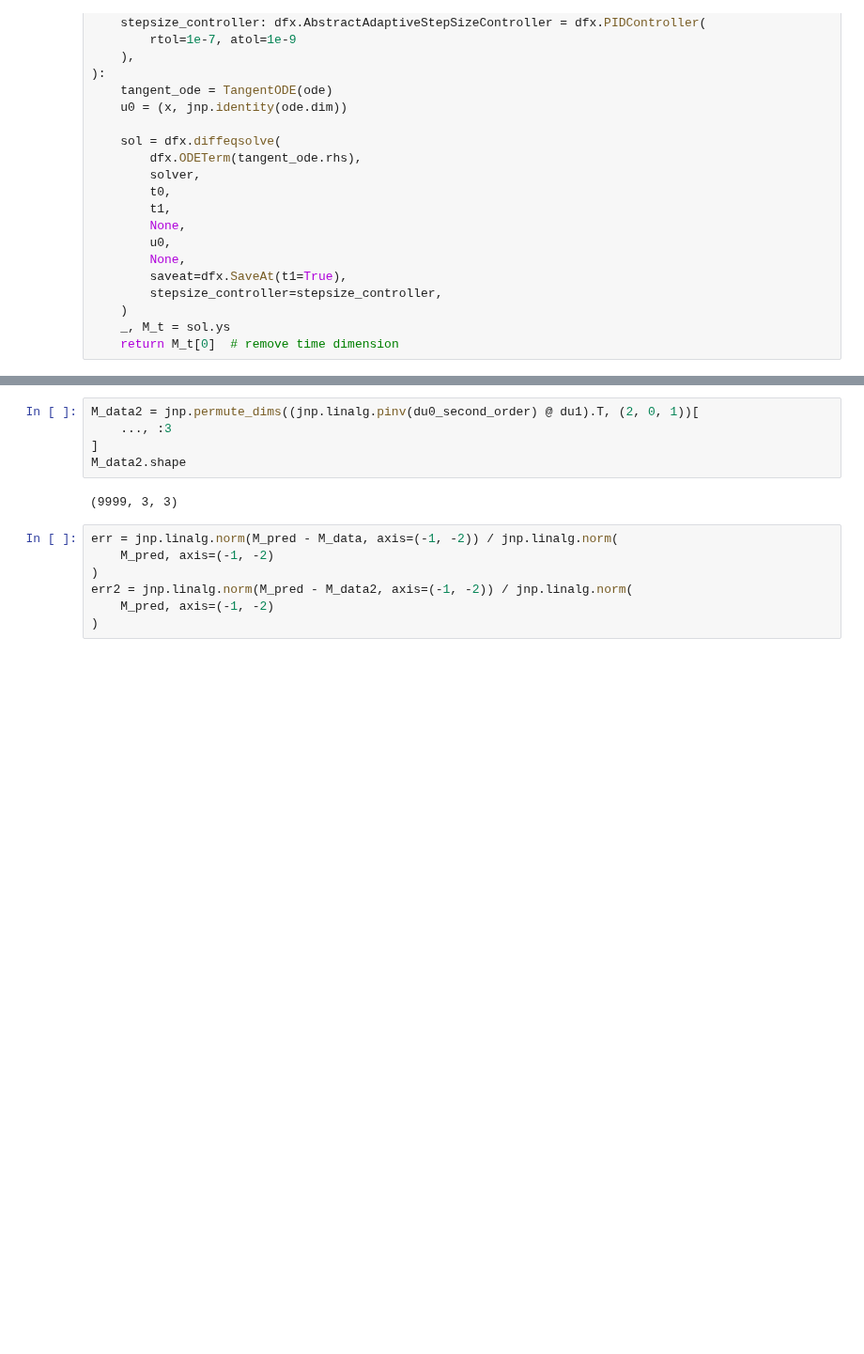
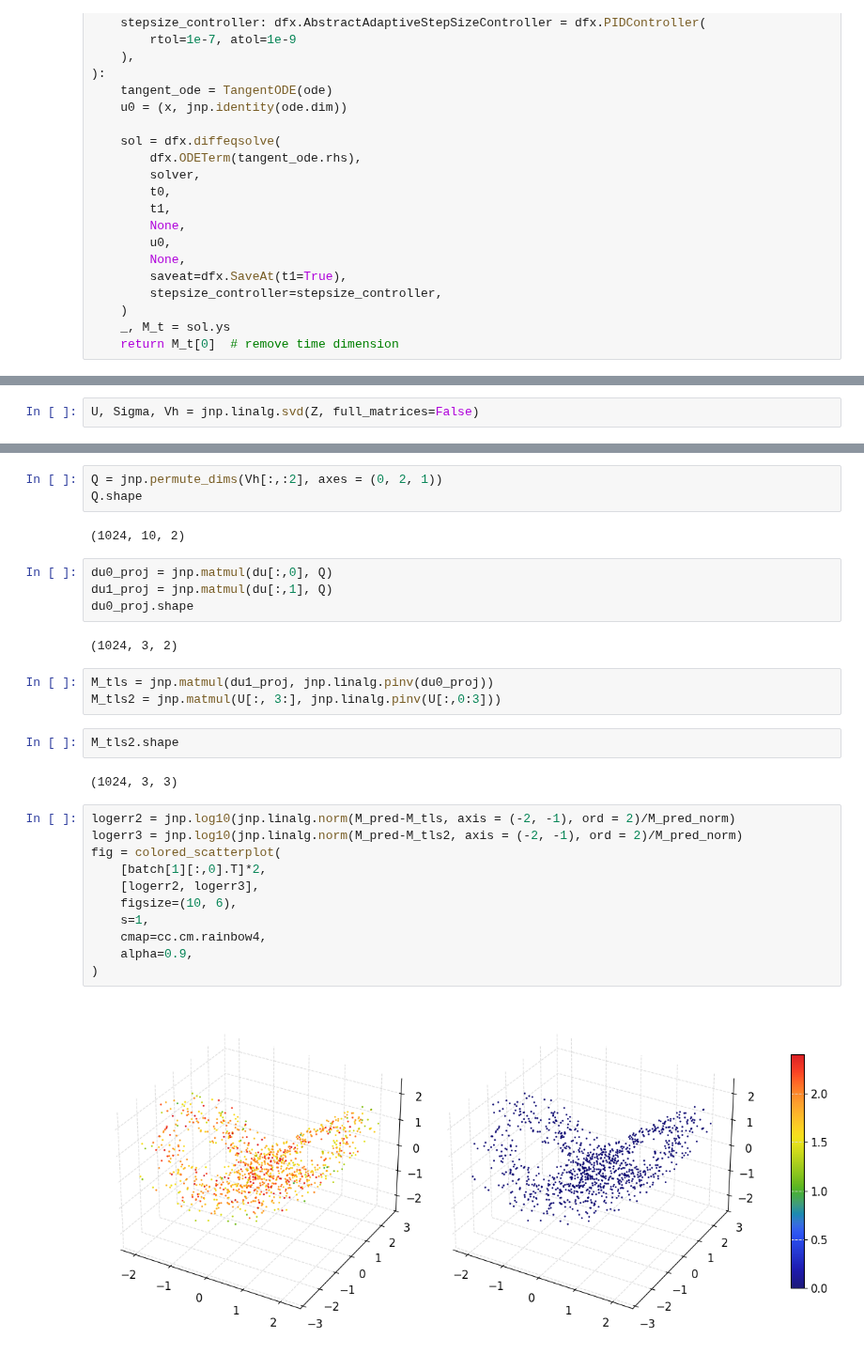
Before and after one commit to Jhko725/sandbox, a Jupyter notebook: notebooks/analysis/tangent_evolution.ipynb, the cells around one changed output, grey strips where cells are left out. Shown at 94% size. Saved outputs shown, nothing was run; the diff lists cells and outputs as text; blank space fills up the shorter version.

```diff
--- a/notebooks/analysis/tangent_evolution.ipynb
+++ b/notebooks/analysis/tangent_evolution.ipynb
@@ -564 +147,3 @@ _, _, du, _ = create_neighborhood_dataset(
+# %%
+U, Sigma, Vh = jnp.linalg.svd(Z, full_matrices=False)
 # %%
@@ -617,15 +162,32 @@ Array([ 1.15314194e-01,  1.57277650e-01, -4.86175360e-02,  1.32973634e-02,
 # %%
-M_data2 = jnp.permute_dims((jnp.linalg.pinv(du0_second_order) @ du1).T, (2, 0, 1))[
-    ..., :3
-]
-M_data2.shape
+Q = jnp.permute_dims(Vh[:,:2], axes = (0, 2, 1))
+Q.shape
 # %% [output]
-(9999, 3, 3)
+(1024, 10, 2)
-# %%
-err = jnp.linalg.norm(M_pred - M_data, axis=(-1, -2)) / jnp.linalg.norm(
-    M_pred, axis=(-1, -2)
-)
-err2 = jnp.linalg.norm(M_pred - M_data2, axis=(-1, -2)) / jnp.linalg.norm(
-    M_pred, axis=(-1, -2)
-)
+# %%
+du0_proj = jnp.matmul(du[:,0], Q)
+du1_proj = jnp.matmul(du[:,1], Q)
+du0_proj.shape
+# %% [output]
+(1024, 3, 2)
+# %%
+M_tls = jnp.matmul(du1_proj, jnp.linalg.pinv(du0_proj))
+M_tls2 = jnp.matmul(U[:, 3:], jnp.linalg.pinv(U[:,0:3]))
+# %%
+M_tls2.shape
+# %% [output]
+(1024, 3, 3)
+# %%
+logerr2 = jnp.log10(jnp.linalg.norm(M_pred-M_tls, axis = (-2, -1), ord = 2)/M_pred_norm)
+logerr3 = jnp.log10(jnp.linalg.norm(M_pred-M_tls2, axis = (-2, -1), ord = 2)/M_pred_norm)
+fig = colored_scatterplot(
+    [batch[1][:,0].T]*2,
+    [logerr2, logerr3],
+    figsize=(10, 6),
+    s=1,
+    cmap=cc.cm.rainbow4,
+    alpha=0.9,
+)
+# %% [output]
+[figure, added]
 # %%
```
Also changed, not shown: parts of 52 cells of this notebook, 3 other files.
